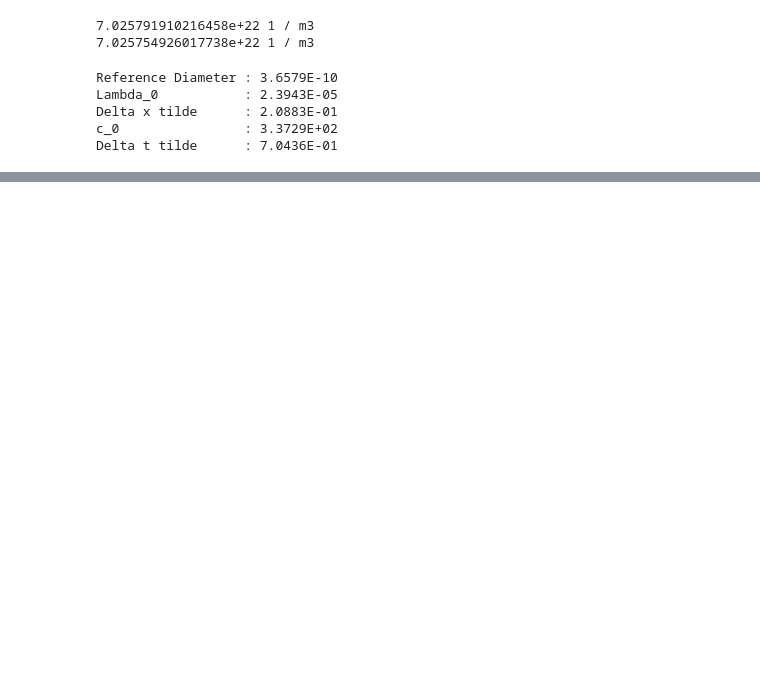
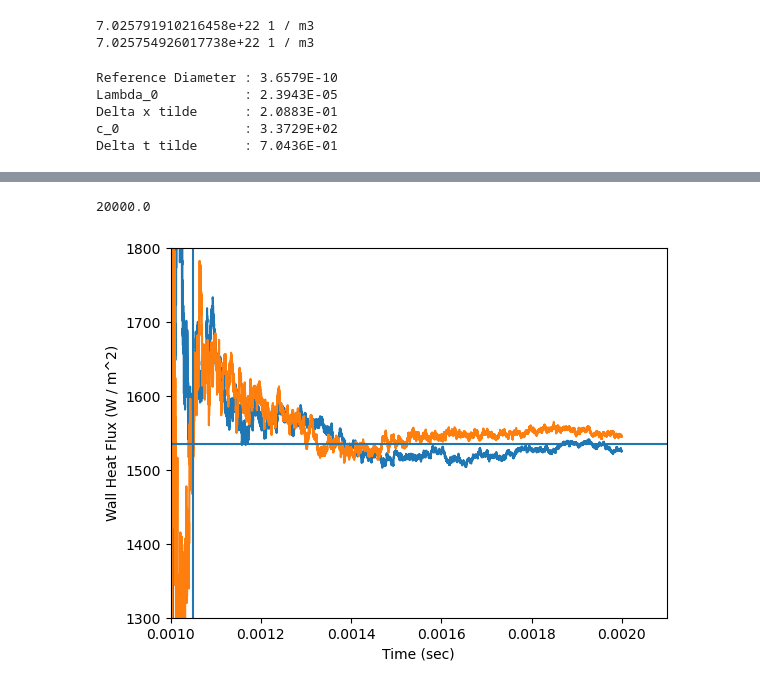
Before and after one commit to gsgall/salamander, a Jupyter notebook: fourier-flow/visualization.ipynb, the cells around one changed output, grey strips where cells are left out. Saved outputs shown, nothing was run; the diff lists cells and outputs as text; code cells hidden in the pictures; blank space fills up the shorter version.

```diff
--- a/fourier-flow/visualization.ipynb
+++ b/fourier-flow/visualization.ipynb
@@ -161,0 +91,16 @@ Both Mean wall flux     : 1577.1420147653205 +- 120.31948417827297
+# %%
+data = pd.read_csv("real_csv.csv")
+plt.figure()
+plt.plot(data["time"], data["left_heat_flux"])
+plt.plot(data["time"], np.abs(data["right_heat_flux"]))
+plt.xlim(left=20000 * 5e-8)
+plt.ylim(top=1800, bottom=1300)
+print(0.001 / 5e-8)
+plt.axvline(0.00105)
+plt.axhline(expected_q_wall)
+plt.xlabel("Time (sec)")
+plt.ylabel("Wall Heat Flux (W / m^2)")
+plt.show()
+# %% [output]
+20000.0
+[figure, added]
```
Also changed, not shown: parts of 5 cells of this notebook, 1 other file.
